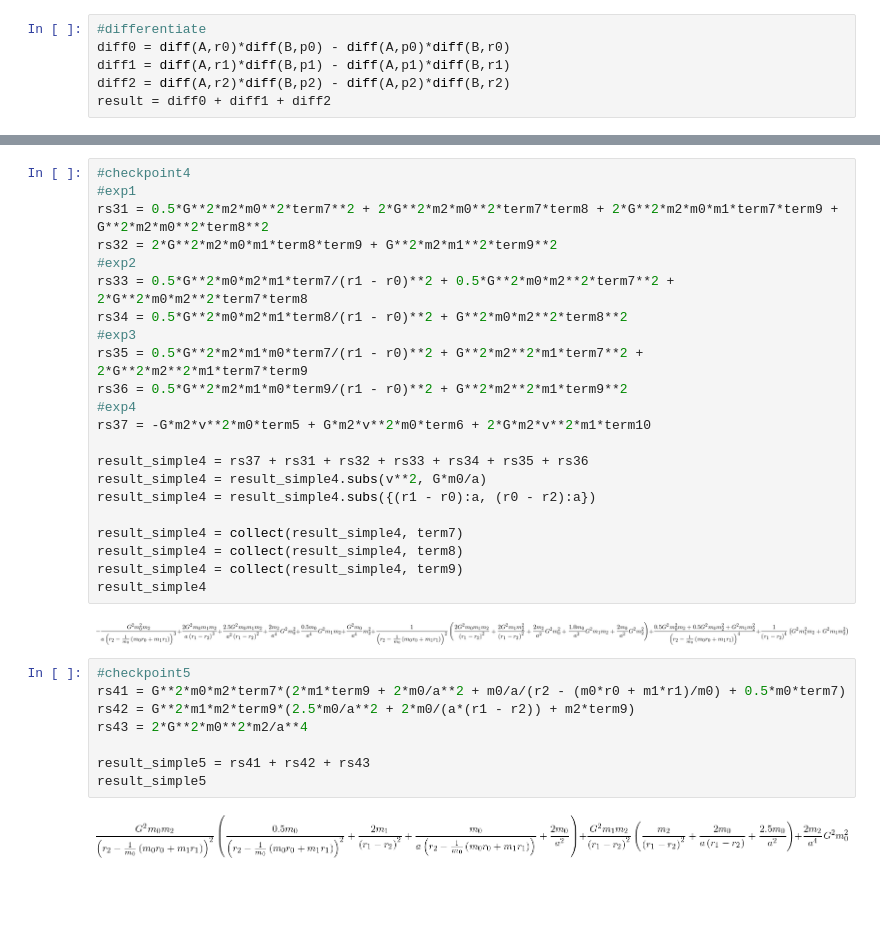
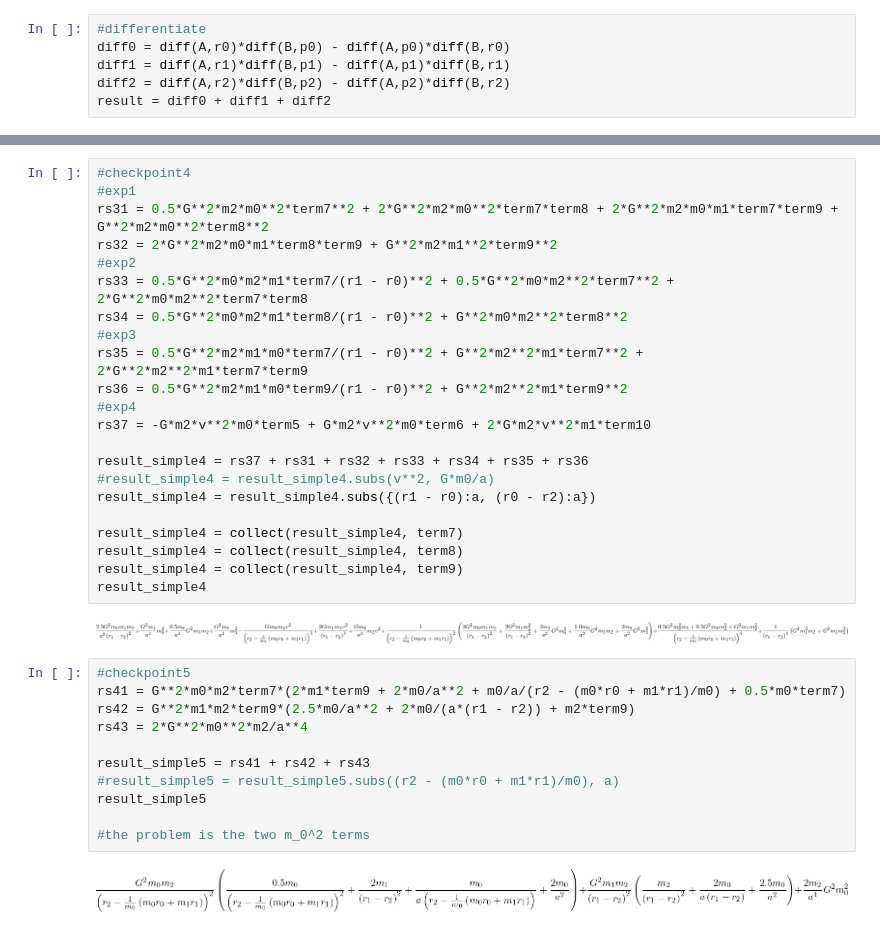
Before and after one commit to silburt/rebound, a Jupyter notebook: ipython_examples/HERMES_Hamiltonian_Poisson-Full.ipynb, the cells around one changed output, grey strips where cells are left out. Cells and saved outputs as stored; diff of their text form; blank space fills up the shorter version.

```diff
--- a/ipython_examples/HERMES_Hamiltonian_Poisson-Full.ipynb
+++ b/ipython_examples/HERMES_Hamiltonian_Poisson-Full.ipynb
@@ -94,27 +102,27 @@ result_simple3 = rs21 + rs24*rs25 - rs26*rs27 - rs28*rs29
 # %%
 #checkpoint4
 #exp1
 rs31 = 0.5*G**2*m2*m0**2*term7**2 + 2*G**2*m2*m0**2*term7*term8 + 2*G**2*m2*m0*m1*term7*term9 + G**2*m2*m0**2*term8**2
 rs32 = 2*G**2*m2*m0*m1*term8*term9 + G**2*m2*m1**2*term9**2
 #exp2
 rs33 = 0.5*G**2*m0*m2*m1*term7/(r1 - r0)**2 + 0.5*G**2*m0*m2**2*term7**2 + 2*G**2*m0*m2**2*term7*term8
 rs34 = 0.5*G**2*m0*m2*m1*term8/(r1 - r0)**2 + G**2*m0*m2**2*term8**2
 #exp3
 rs35 = 0.5*G**2*m2*m1*m0*term7/(r1 - r0)**2 + G**2*m2**2*m1*term7**2 + 2*G**2*m2**2*m1*term7*term9
 rs36 = 0.5*G**2*m2*m1*m0*term9/(r1 - r0)**2 + G**2*m2**2*m1*term9**2
 #exp4
 rs37 = -G*m2*v**2*m0*term5 + G*m2*v**2*m0*term6 + 2*G*m2*v**2*m1*term10
 
 result_simple4 = rs37 + rs31 + rs32 + rs33 + rs34 + rs35 + rs36
-result_simple4 = result_simple4.subs(v**2, G*m0/a)
+#result_simple4 = result_simple4.subs(v**2, G*m0/a)
 result_simple4 = result_simple4.subs({(r1 - r0):a, (r0 - r2):a})
 
 result_simple4 = collect(result_simple4, term7)
 result_simple4 = collect(result_simple4, term8)
 result_simple4 = collect(result_simple4, term9)
 result_simple4
 # %% [output]
-[figure, old version]
+[figure, new version]
 # %%
 #checkpoint5
 rs41 = G**2*m0*m2*term7*(2*m1*term9 + 2*m0/a**2 + m0/a/(r2 - (m0*r0 + m1*r1)/m0) + 0.5*m0*term7)
@@ -122,6 +130,9 @@ rs42 = G**2*m1*m2*term9*(2.5*m0/a**2 + 2*m0/(a*(r1 - r2)) + m2*term9)
 rs43 = 2*G**2*m0**2*m2/a**4
 
 result_simple5 = rs41 + rs42 + rs43
+#result_simple5 = result_simple5.subs((r2 - (m0*r0 + m1*r1)/m0), a)
 result_simple5
+
+#the problem is the two m_0^2 terms
 # %% [output]
 [figure]
```
Also changed, not shown: parts of 5 cells of this notebook, 4 other files.
